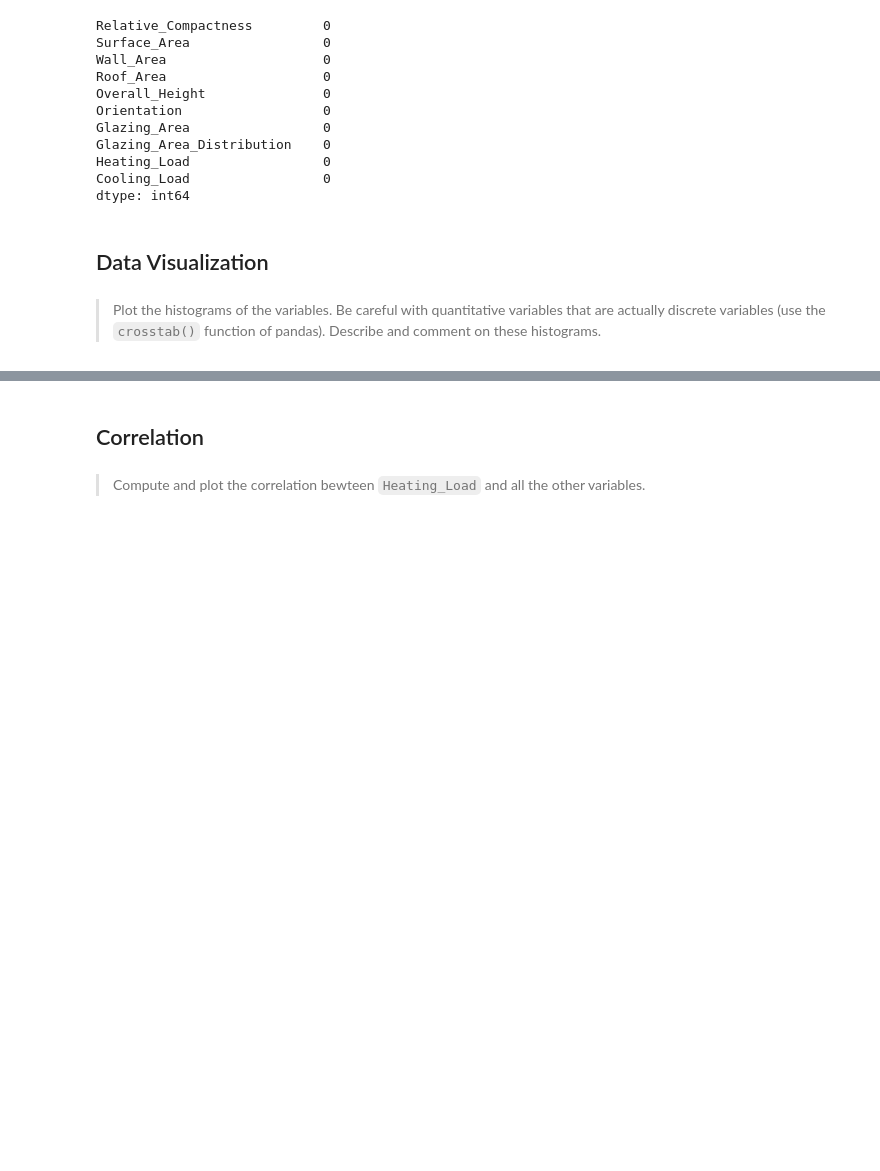
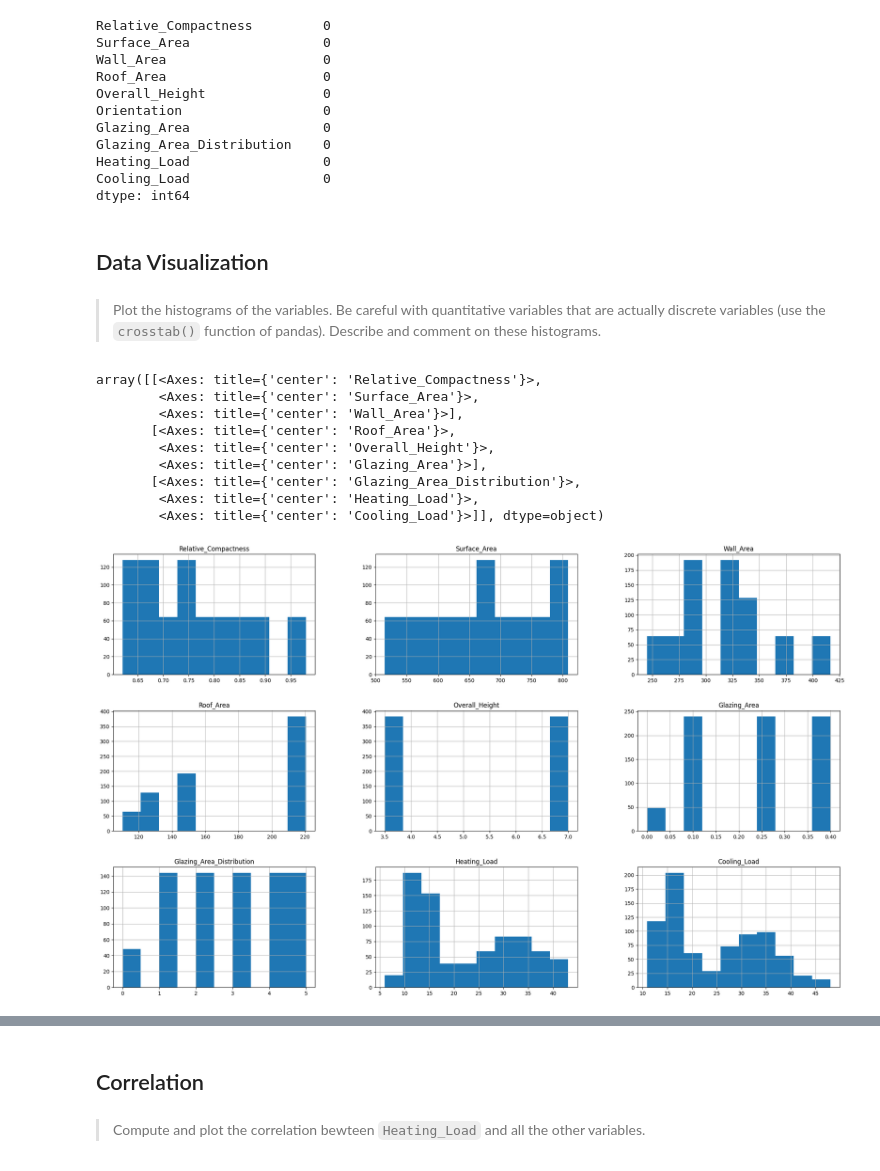
Before and after one commit to remidupuis/mimi_master, a Jupyter notebook: STASC/class2/RegLin_Energy_Efficiency_student.ipynb, the cells around one changed output, grey strips where cells are left out. Cells and saved outputs as stored; diff of their text form; code cells hidden in the pictures; blank space fills up the shorter version.

```diff
--- a/STASC/class2/RegLin_Energy_Efficiency_student.ipynb
+++ b/STASC/class2/RegLin_Energy_Efficiency_student.ipynb
@@ -109,0 +134,13 @@ dtype: int64
+# %%
+energ.hist(figsize = (25,15), bins = 10)
+# %% [output]
+array([[<Axes: title={'center': 'Relative_Compactness'}>,
+        <Axes: title={'center': 'Surface_Area'}>,
+        <Axes: title={'center': 'Wall_Area'}>],
+       [<Axes: title={'center': 'Roof_Area'}>,
+        <Axes: title={'center': 'Overall_Height'}>,
+        <Axes: title={'center': 'Glazing_Area'}>],
+       [<Axes: title={'center': 'Glazing_Area_Distribution'}>,
+        <Axes: title={'center': 'Heating_Load'}>,
+        <Axes: title={'center': 'Cooling_Load'}>]], dtype=object)
+[figure, added]
```
Also changed, not shown: parts of 20 cells of this notebook, 6 other files.
